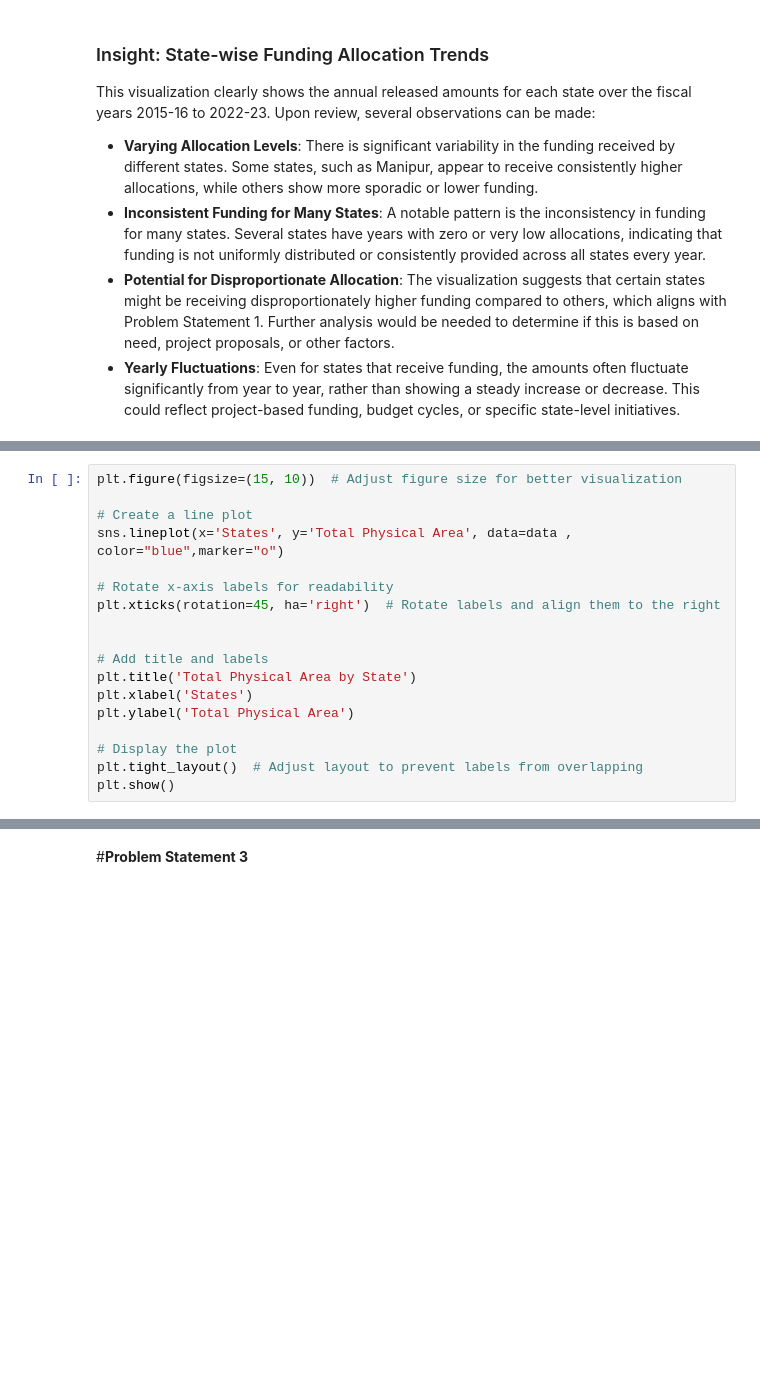
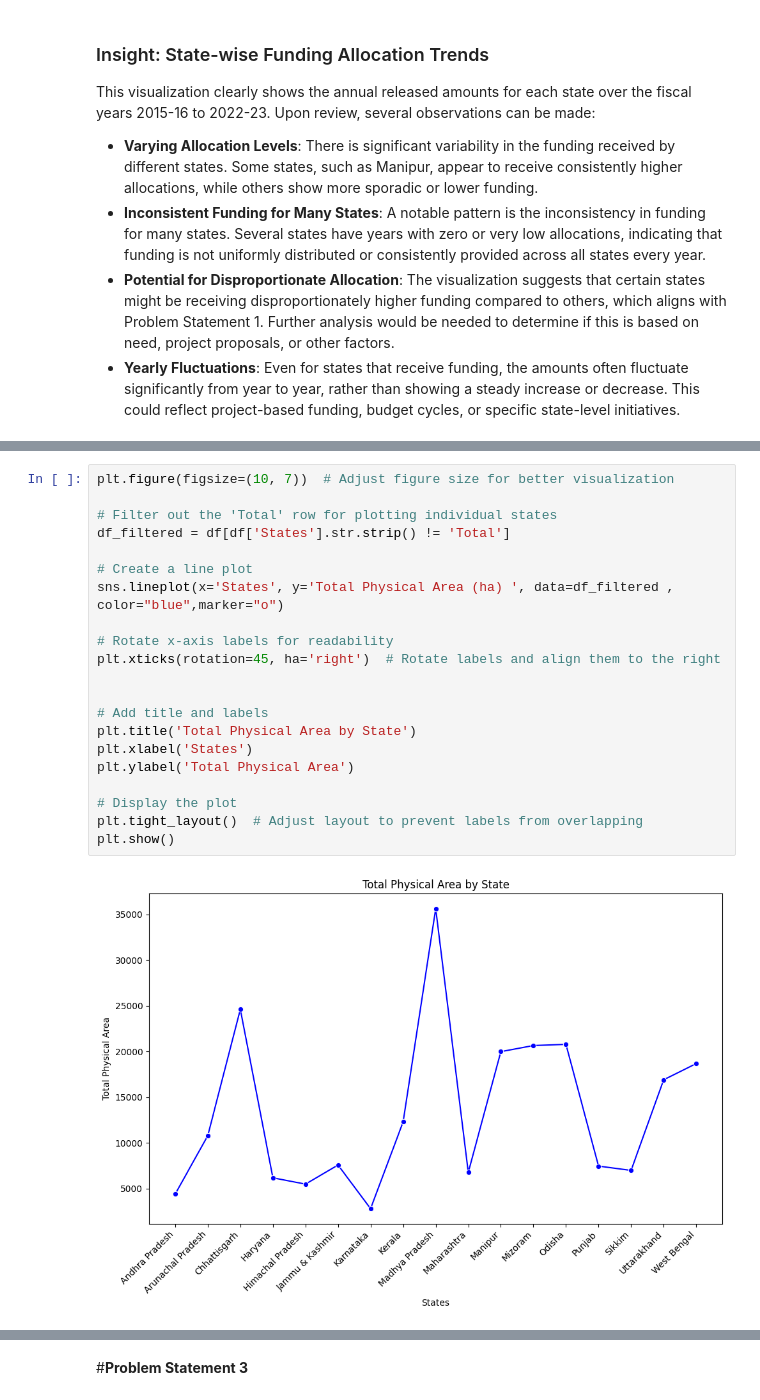
Before and after one commit to nexus9601/GIM-Data-Analysis, a Jupyter notebook: notebook/GIM_Trends_Data_Analysis.ipynb, the cells around one changed output, grey strips where cells are left out. Saved outputs shown, nothing was run; the diff lists cells and outputs as text; blank space fills up the shorter version.

```diff
--- a/notebook/GIM_Trends_Data_Analysis.ipynb
+++ b/notebook/GIM_Trends_Data_Analysis.ipynb
@@ -291,18 +279,23 @@ NameError: name 'data' is not defined
 # %%
-plt.figure(figsize=(15, 10))  # Adjust figure size for better visualization
+plt.figure(figsize=(10, 7))  # Adjust figure size for better visualization
+
+# Filter out the 'Total' row for plotting individual states
+df_filtered = df[df['States'].str.strip() != 'Total']
 
 # Create a line plot
-sns.lineplot(x='States', y='Total Physical Area', data=data , color="blue",marker="o")
+sns.lineplot(x='States', y='Total Physical Area (ha) ', data=df_filtered , color="blue",marker="o")
 
 # Rotate x-axis labels for readability
 plt.xticks(rotation=45, ha='right')  # Rotate labels and align them to the right
 
 
 # Add title and labels
 plt.title('Total Physical Area by State')
 plt.xlabel('States')
 plt.ylabel('Total Physical Area')
 
 # Display the plot
 plt.tight_layout()  # Adjust layout to prevent labels from overlapping
 plt.show()
+# %% [output]
+[figure, added]
```
Also changed, not shown: parts of 10 cells of this notebook.
